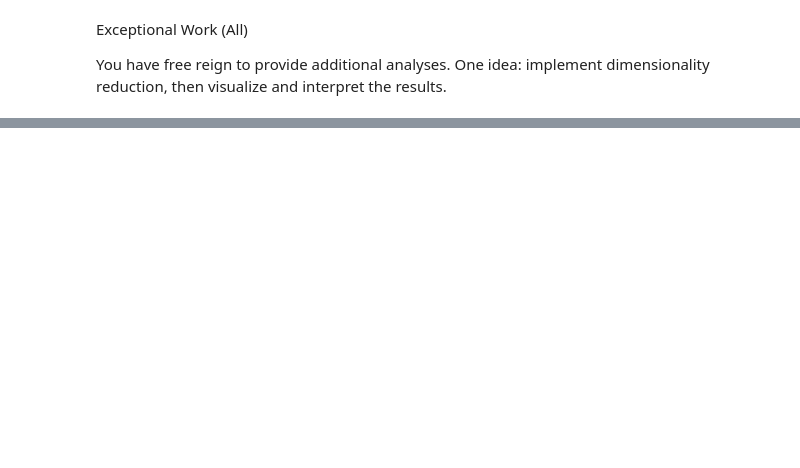
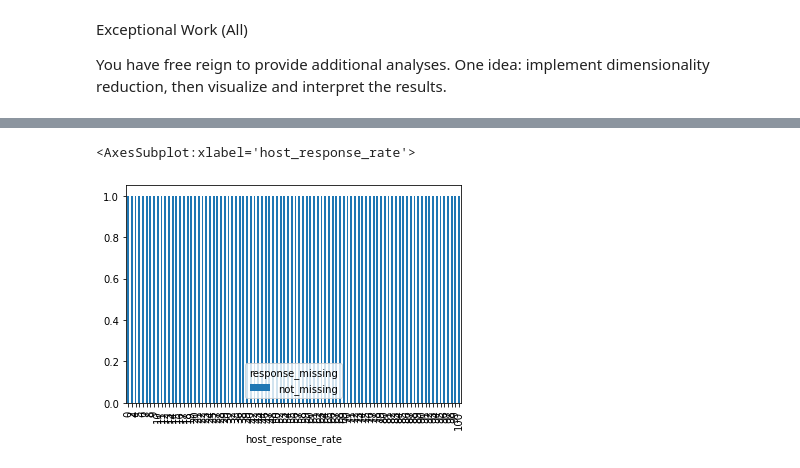
Before and after one commit to rickfontenot/airbnb, a Jupyter notebook: Lab1/WorkingFiles/Rick_lab1.ipynb, the cells around one changed output, grey strips where cells are left out. Saved outputs shown, nothing was run; the diff lists cells and outputs as text; code cells hidden in the pictures; blank space fills up the shorter version.

```diff
--- a/Lab1/WorkingFiles/Rick_lab1.ipynb
+++ b/Lab1/WorkingFiles/Rick_lab1.ipynb
@@ -575,0 +710,17 @@ You have free reign to provide additional analyses. One idea: implement dimensio
+# %%
+response_missing = pd.DataFrame(pd.crosstab(listings.host_response_rate, listings.response_missing, normalize='index'))
+response_missing.plot.bar(stacked=True)
+
+#listings.host_response_rate.plot.bar()
+
+#sns.distplot(data=listings[listings.host_response_rate.notna()], x="host_response_rate", kind="kde")
+
+#ax = sns.histplot(listings.host_response_rate.notna())
+
+
+#print(listings.host_response_rate.describe())
+
+#plt.hist(listings.host_response_rate.notna())
+# %% [output]
+<AxesSubplot:xlabel='host_response_rate'>
+[figure, added]
```
Also changed, not shown: parts of 13 cells of this notebook, 2 other files.
